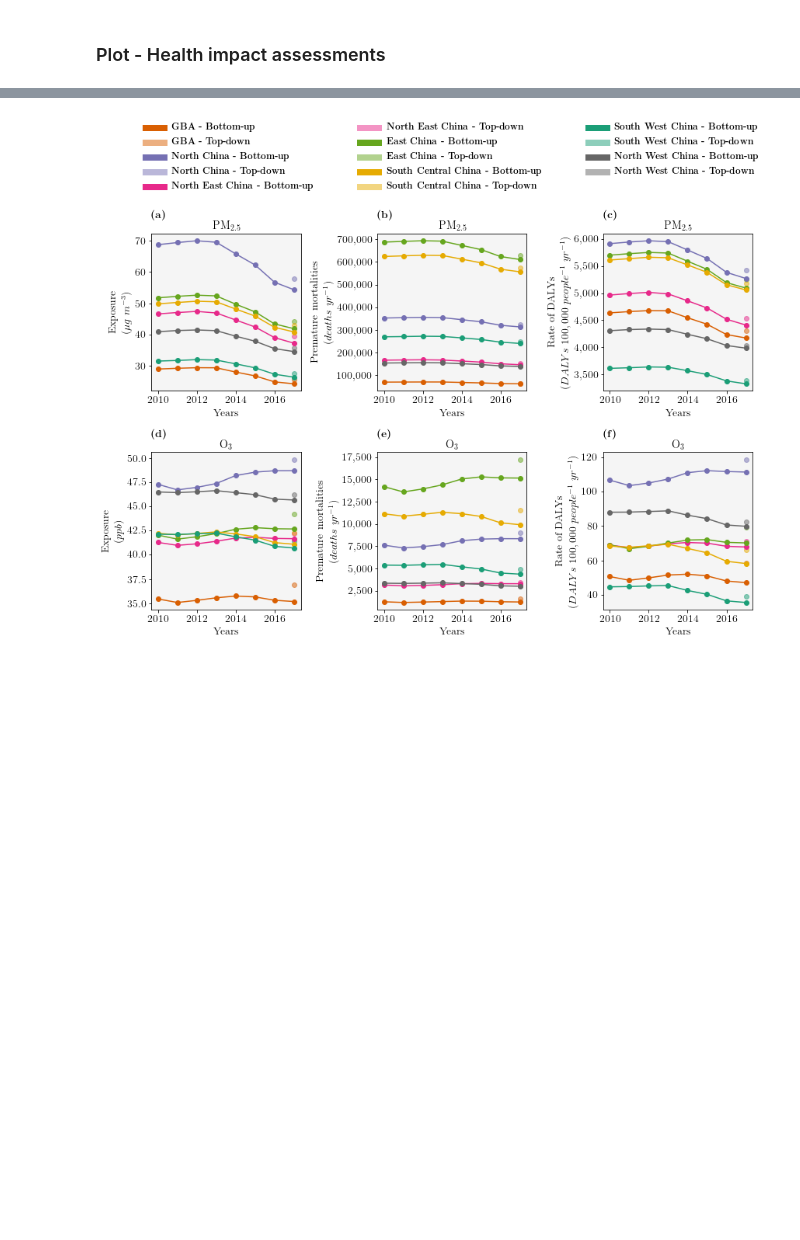
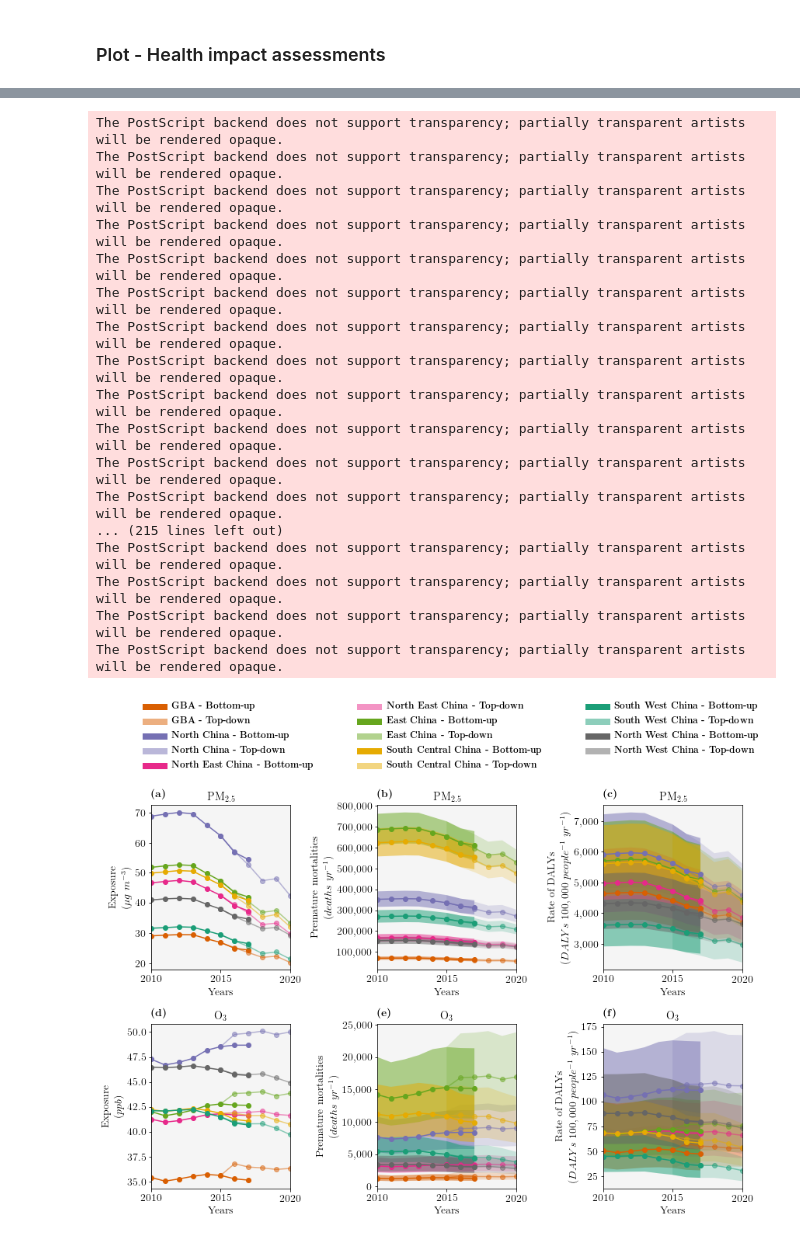
Before and after one commit to lukeconibear/emulator_annual, a Jupyter notebook: find_emissions_that_caused_air_quality_change.ipynb, the cells around one changed output, grey strips where cells are left out. Drawn from its saved outputs; the diff is of its cells as text; code cells hidden in the pictures; blank space fills up the shorter version.

```diff
--- a/find_emissions_that_caused_air_quality_change.ipynb
+++ b/find_emissions_that_caused_air_quality_change.ipynb
@@ -778,7 +886,7 @@ plt.show()
 baselines_mean = {}
 targets_mean = {}
 target_diffs_mean = {}
-
+regions = ['China', 'GBA', 'North China', 'North East China', 'East China', 'South Central China', 'South West China', 'North West China']
 for output in ['PM2_5_DRY', 'o3_6mDM8h']:
     for region in regions:
         values = []
@@ -998 +1236,28 @@ for run, emission_config_filename in emission_config_filenames.items():
+# %%
+bottom_up = {}
+top_down = {}
+years = np.arange(2010, 2021)
+for region in regions_all:
+    for output in outputs:
+        for outcome in ['exposure', 'mort', 'dalys_rate']:
+            for metric in ['mean', 'lower', 'upper']:
+                if (outcome == 'exposure' and metric == 'lower') or (outcome == 'exposure' and metric == 'upper'):
+                    continue
+                else:
+                    bottom_up_values = []
+                    top_down_values = []
+
+                    for year in years:
+                        if year <= 2017:
+                            bottom_up_values.append(results_compare[region][output][outcome][metric][f'bottom_up_{str(year)}'])
+                        else:
+                            bottom_up_values.append(np.nan)
+
+                        if year <= 2014:
+                            top_down_values.append(np.nan)
+                        else:
+                            top_down_values.append(results_compare[region][output][outcome][metric][f'top_down_{str(year)}'])
+
+                        bottom_up.update({f'{region}_{output}_{outcome}_{metric}': np.asarray(bottom_up_values, dtype=float)})
+                        top_down.update({f'{region}_{output}_{outcome}_{metric}': np.asarray(top_down_values, dtype=float)})
 # %%
@@ -1052,39 +1340,56 @@ def make_plot(index, results_compare, regions, output, outcome, label, title):
 fig = plt.figure(1, figsize=(12, 8))
 gs = gridspec.GridSpec(2, 3)
 
-make_plot(0, results_compare, regions_all[1:], 'PM2_5_DRY', 'exposure', 'Exposure\n(${\mu}g$ $m^{-3}$)', 'PM$_{2.5}$')
-make_plot(1, results_compare, regions_all[1:], 'PM2_5_DRY', 'mort', 'Premature mortalities\n($deaths$ $yr^{-1}$)', 'PM$_{2.5}$')
-make_plot(2, results_compare, regions_all[1:], 'PM2_5_DRY', 'dalys_rate', 'Rate of DALYs\n($DALYs$ $100,000$ $people^{-1}$ $yr^{-1}$)', 'PM$_{2.5}$')
-make_plot(3, results_compare, regions_all[1:], 'o3_6mDM8h', 'exposure', 'Exposure\n($ppb$)', 'O$_{3}$')
-make_plot(4, results_compare, regions_all[1:], 'o3_6mDM8h', 'mort', 'Premature mortalities\n($deaths$ $yr^{-1}$)', 'O$_{3}$')
-make_plot(5, results_compare, regions_all[1:], 'o3_6mDM8h', 'dalys_rate', 'Rate of DALYs\n($DALYs$ $100,000$ $people^{-1}$ $yr^{-1}$)', 'O$_{3}$')
+make_plot(0, 'a', bottom_up, top_down, regions_all[1:], 'PM2_5_DRY', 'exposure', 'Exposure\n(${\mu}g$ $m^{-3}$)', 'PM$_{2.5}$')
+make_plot(1, 'b', bottom_up, top_down, regions_all[1:], 'PM2_5_DRY', 'mort', 'Premature mortalities\n($deaths$ $yr^{-1}$)', 'PM$_{2.5}$')
+make_plot(2, 'c', bottom_up, top_down, regions_all[1:], 'PM2_5_DRY', 'dalys_rate', 'Rate of DALYs\n($DALYs$ $100,000$ $people^{-1}$ $yr^{-1}$)', 'PM$_{2.5}$')
+make_plot(3, 'd', bottom_up, top_down, regions_all[1:], 'o3_6mDM8h', 'exposure', 'Exposure\n($ppb$)', 'O$_{3}$')
+make_plot(4, 'e', bottom_up, top_down, regions_all[1:], 'o3_6mDM8h', 'mort', 'Premature mortalities\n($deaths$ $yr^{-1}$)', 'O$_{3}$')
+make_plot(5, 'f', bottom_up, top_down, regions_all[1:], 'o3_6mDM8h', 'dalys_rate', 'Rate of DALYs\n($DALYs$ $100,000$ $people^{-1}$ $yr^{-1}$)', 'O$_{3}$')
 
 leg_1 = matplotlib.lines.Line2D([], [], color=region_colors['GBA'], linewidth=8.0, label=r'\textbf{GBA - Bottom-up}')
 leg_2 = matplotlib.lines.Line2D([], [], color=region_colors['GBA'], linewidth=8.0, label=r'\textbf{GBA - Top-down}', alpha=0.5)
 leg_3 = matplotlib.lines.Line2D([], [], color=region_colors['North China'], linewidth=8.0, label=r'\textbf{North China - Bottom-up}')
 leg_4 = matplotlib.lines.Line2D([], [], color=region_colors['North China'], linewidth=8.0, label=r'\textbf{North China - Top-down}', alpha=0.5)
 leg_5 = matplotlib.lines.Line2D([], [], color=region_colors['North East China'], linewidth=8.0, label=r'\textbf{North East China - Bottom-up}')
 leg_6 = matplotlib.lines.Line2D([], [], color=region_colors['North East China'], linewidth=8.0, label=r'\textbf{North East China - Top-down}', alpha=0.5)
 leg_7 = matplotlib.lines.Line2D([], [], color=region_colors['East China'], linewidth=8.0, label=r'\textbf{East China - Bottom-up}')
 leg_8 = matplotlib.lines.Line2D([], [], color=region_colors['East China'], linewidth=8.0, label=r'\textbf{East China - Top-down}', alpha=0.5)
 leg_9 = matplotlib.lines.Line2D([], [], color=region_colors['South Central China'], linewidth=8.0, label=r'\textbf{South Central China - Bottom-up}')
 leg_10 = matplotlib.lines.Line2D([], [], color=region_colors['South Central China'], linewidth=8.0, label=r'\textbf{South Central China - Top-down}', alpha=0.5)
 leg_11 = matplotlib.lines.Line2D([], [], color=region_colors['South West China'], linewidth=8.0, label=r'\textbf{South West China - Bottom-up}')
 leg_12 = matplotlib.lines.Line2D([], [], color=region_colors['South West China'], linewidth=8.0, label=r'\textbf{South West China - Top-down}', alpha=0.5)
 leg_13 = matplotlib.lines.Line2D([], [], color=region_colors['North West China'], linewidth=8.0, label=r'\textbf{North West China - Bottom-up}')
 leg_14 = matplotlib.lines.Line2D([], [], color=region_colors['North West China'], linewidth=8.0, label=r'\textbf{North West China - Top-down}', alpha=0.5)
 
 gs.tight_layout(fig, rect=[0, 0, 1, 1])
 
 bb = (fig.subplotpars.left - 0.05, fig.subplotpars.top + 0.2, fig.subplotpars.right - fig.subplotpars.left + 0.15, 0.1)
 plt.legend(
     fontsize=12, fancybox=True, loc='upper center', bbox_to_anchor=bb, ncol=3, frameon=False,
     handles=[leg_1, leg_2, leg_3, leg_4, leg_5, leg_6, leg_7, leg_8, leg_9, leg_10, leg_11, leg_12, leg_13, leg_14], mode='expand', borderaxespad=0.,
     bbox_transform=fig.transFigure
 )
 
-#plt.savefig('/nfs/b0122/Users/earlacoa/png/paper_aia_emulator_annual/emission_trends_hia_regions_scaled.png', dpi=700, alpha=True, bbox_inches='tight')
-#plt.savefig('/nfs/b0122/Users/earlacoa/png/paper_aia_emulator_annual/emission_trends_hia_regions_scaled.eps', format='eps', dpi=700, alpha=True, bbox_inches='tight')
+plt.savefig(f'/nfs/b0122/Users/earlacoa/png/paper_aia_emulator_annual/emission_trends_hia_regions_scaled_{matching_method}.png', dpi=700, alpha=True, bbox_inches='tight')
+plt.savefig(f'/nfs/b0122/Users/earlacoa/png/paper_aia_emulator_annual/emission_trends_hia_regions_scaled_{matching_method}.eps', format='eps', dpi=700, alpha=True, bbox_inches='tight')
 plt.show()
 # %% [output]
+The PostScript backend does not support transparency; partially transparent artists will be rendered opaque.
+The PostScript backend does not support transparency; partially transparent artists will be rendered opaque.
+The PostScript backend does not support transparency; partially transparent artists will be rendered opaque.
+The PostScript backend does not support transparency; partially transparent artists will be rendered opaque.
+The PostScript backend does not support transparency; partially transparent artists will be rendered opaque.
+The PostScript backend does not support transparency; partially transparent artists will be rendered opaque.
+The PostScript backend does not support transparency; partially transparent artists will be rendered opaque.
+The PostScript backend does not support transparency; partially transparent artists will be rendered opaque.
+The PostScript backend does not support transparency; partially transparent artists will be rendered opaque.
+The PostScript backend does not support transparency; partially transparent artists will be rendered opaque.
+The PostScript backend does not support transparency; partially transparent artists will be rendered opaque.
+The PostScript backend does not support transparency; partially transparent artists will be rendered opaque.
+... (215 lines left out)
+The PostScript backend does not support transparency; partially transparent artists will be rendered opaque.
+The PostScript backend does not support transparency; partially transparent artists will be rendered opaque.
+The PostScript backend does not support transparency; partially transparent artists will be rendered opaque.
+The PostScript backend does not support transparency; partially transparent artists will be rendered opaque.
-[figure, old version]
+[figure, new version]
```
Also changed, not shown: parts of 65 cells of this notebook, 7 other files.
